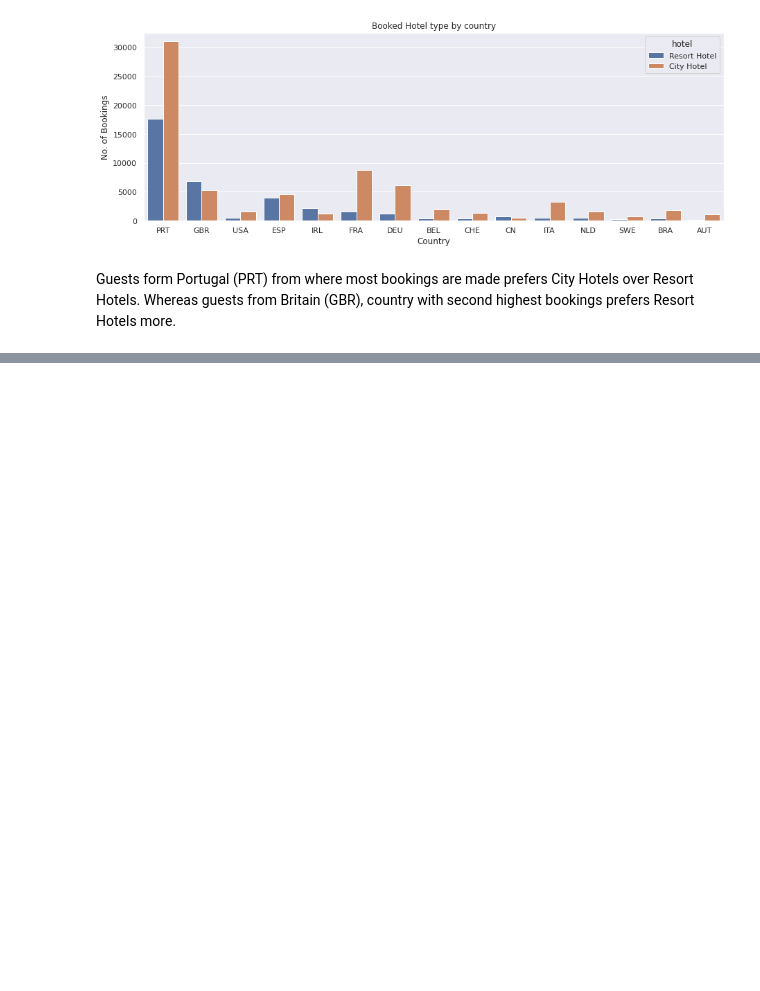
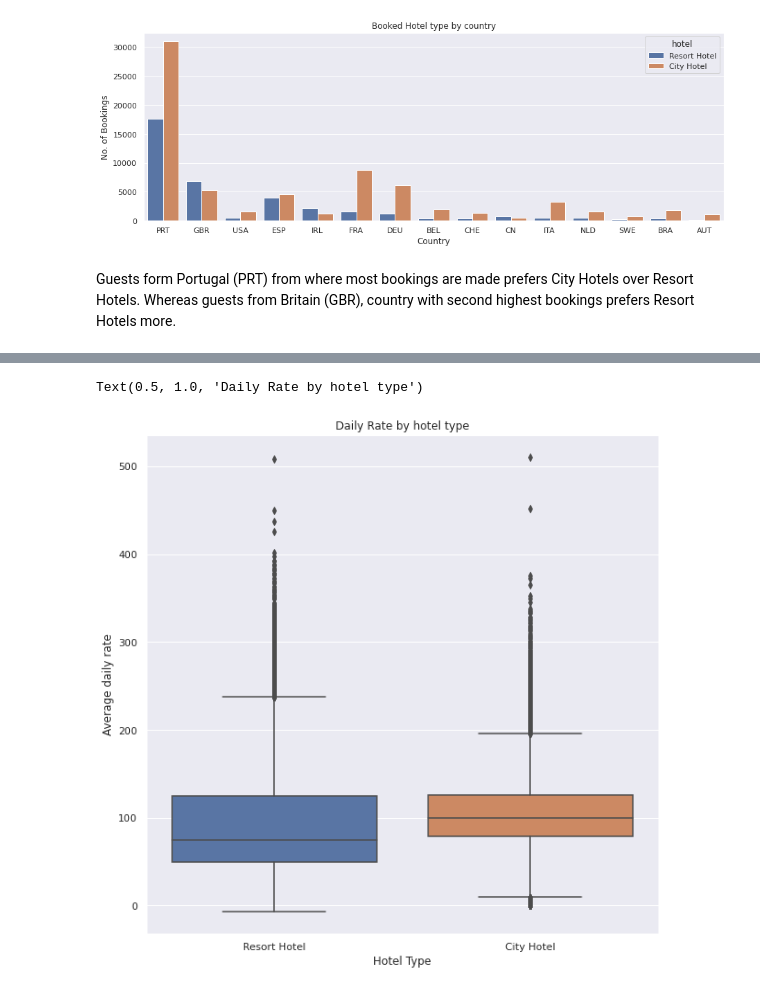
Before and after one commit to ayush9304/Hotel-Booking-Analysis-EDA, a Jupyter notebook: Hotel_Booking_Analysis_EDA.ipynb, the cells around one changed output, grey strips where cells are left out. Drawn from its saved outputs; the diff is of its cells as text; code cells hidden in the pictures; blank space fills up the shorter version.

Commit message:
Explored avg daily rate, market segment, distribution channel, meals  & lead time.

```diff
--- a/Hotel_Booking_Analysis_EDA.ipynb
+++ b/Hotel_Booking_Analysis_EDA.ipynb
@@ -194,0 +209,10 @@ Guests form Portugal (PRT) from where most bookings are made prefers City Hotels
+# %%
+plt.figure(figsize=(10,10))
+df2 = df.drop(df[df['adr']==5400].index, axis=0, inplace=False)  # Removed an extreme outlier (adr=5400) that made boxplot very squeezed to view
+sns.boxplot(x='hotel', y='adr', data = df2)
+plt.ylabel('Average daily rate')
+plt.xlabel("Hotel Type")
+plt.title("Daily Rate by hotel type")
+# %% [output]
+Text(0.5, 1.0, 'Daily Rate by hotel type')
+[figure, added]
```
Also changed, not shown: parts of 37 cells of this notebook.
